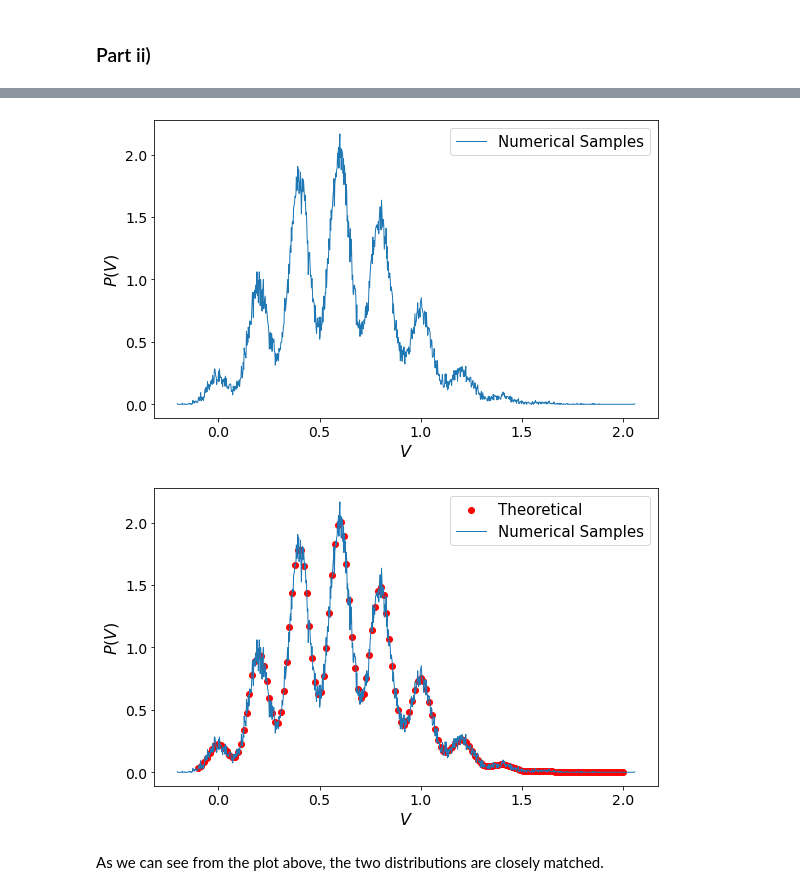
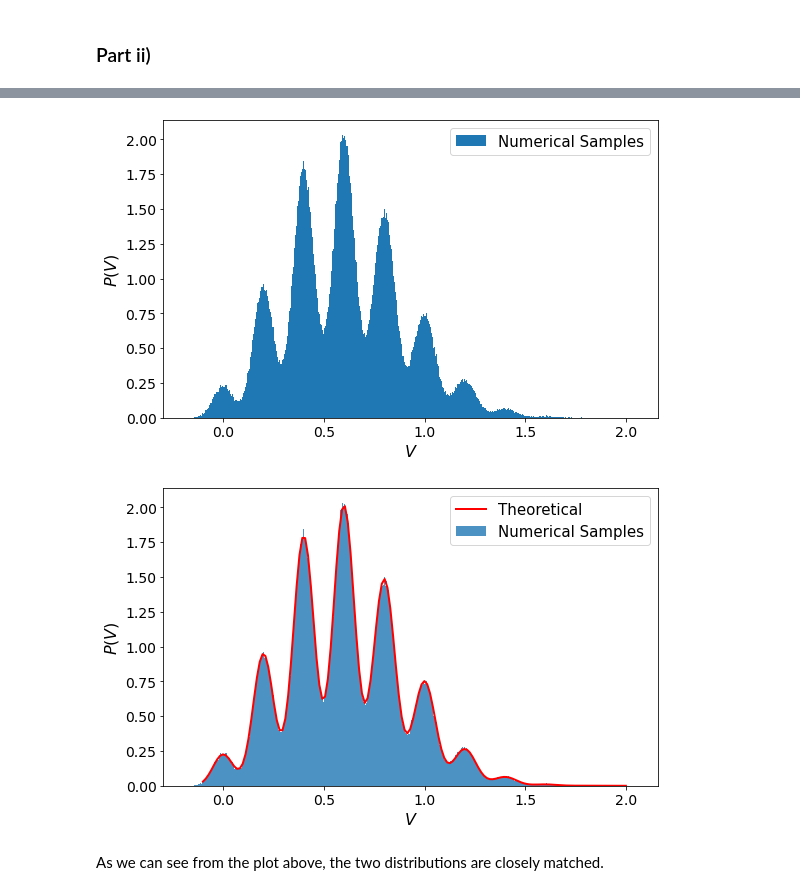
Before and after one commit to gosling123/MA930, a Jupyter notebook: MA930 Assignment 1.ipynb, the cells around one changed output, grey strips where cells are left out. Saved outputs shown, nothing was run; the diff lists cells and outputs as text; code cells hidden in the pictures.

```diff
--- a/MA930 Assignment 1.ipynb
+++ b/MA930 Assignment 1.ipynb
@@ -478,16 +478,12 @@ V = V_samples(N_samples, a, sig, s, n, p)
 # %%
 # find histogram
-counts, bins = np.histogram(V, bins=1000, density = True)
-# find centre points
-V_num = (bins[1:] + bins[:-1]) / 2
-# plot numerical samples
-plt.plot(V_num, counts, lw = 1, label = 'Numerical Samples')
+plt.hist(V, bins = 1000, label = 'Numerical Samples', density = True)
 plt.ylabel(r'$P(V)$')
 plt.xlabel(r'$V$')
 plt.legend()
 plt.show()
 # %% [output]
-[figure, old version]
+[figure, new version]
 # %%
 def normal(x, mu, sig):
     """
@@ -591,14 +587,14 @@ V_space = np.linspace(-0.1, n*a, 150)
 analytic_dist = analytic_voltage_dist(V_space, a, sig, s, p, n)
 # %%
 # plot theoretical vs numercial samples
-plt.scatter(V_space, analytic_dist, c='r', label = 'Theoretical')
-plt.plot(V_num, counts, lw = 1, label = 'Numerical Samples')
+plt.plot(V_space, analytic_dist, c='r', label = 'Theoretical')
+plt.hist(V, bins = 1000, label = 'Numerical Samples', density = True, alpha = 0.8)
 plt.ylabel(r'$P(V)$')
 plt.xlabel(r'$V$')
 plt.legend()
 plt.show()
 # %% [output]
-[figure, old version]
+[figure, new version]
 # %% [markdown]
 As we can see from the plot above, the two distributions are closely matched.
 # %% [markdown]
```
Also changed, not shown: parts of 27 cells of this notebook.
